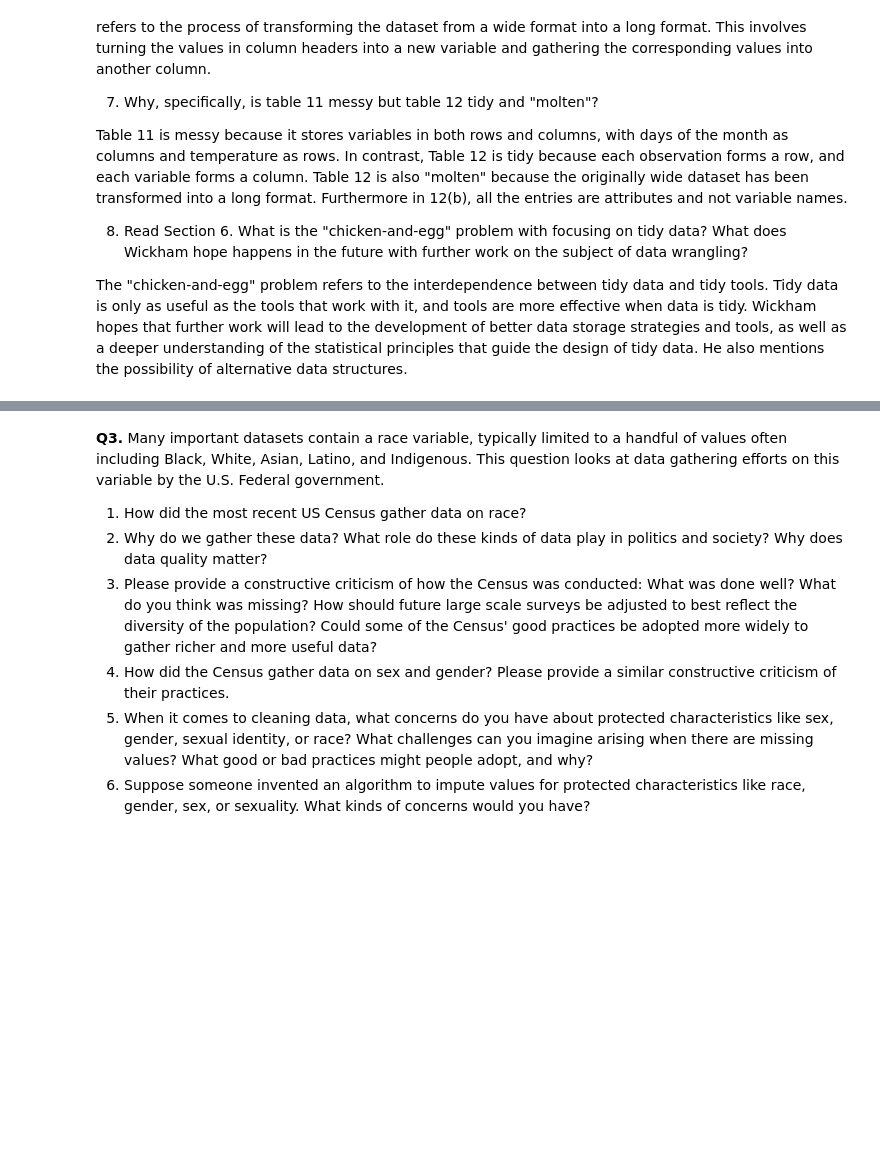
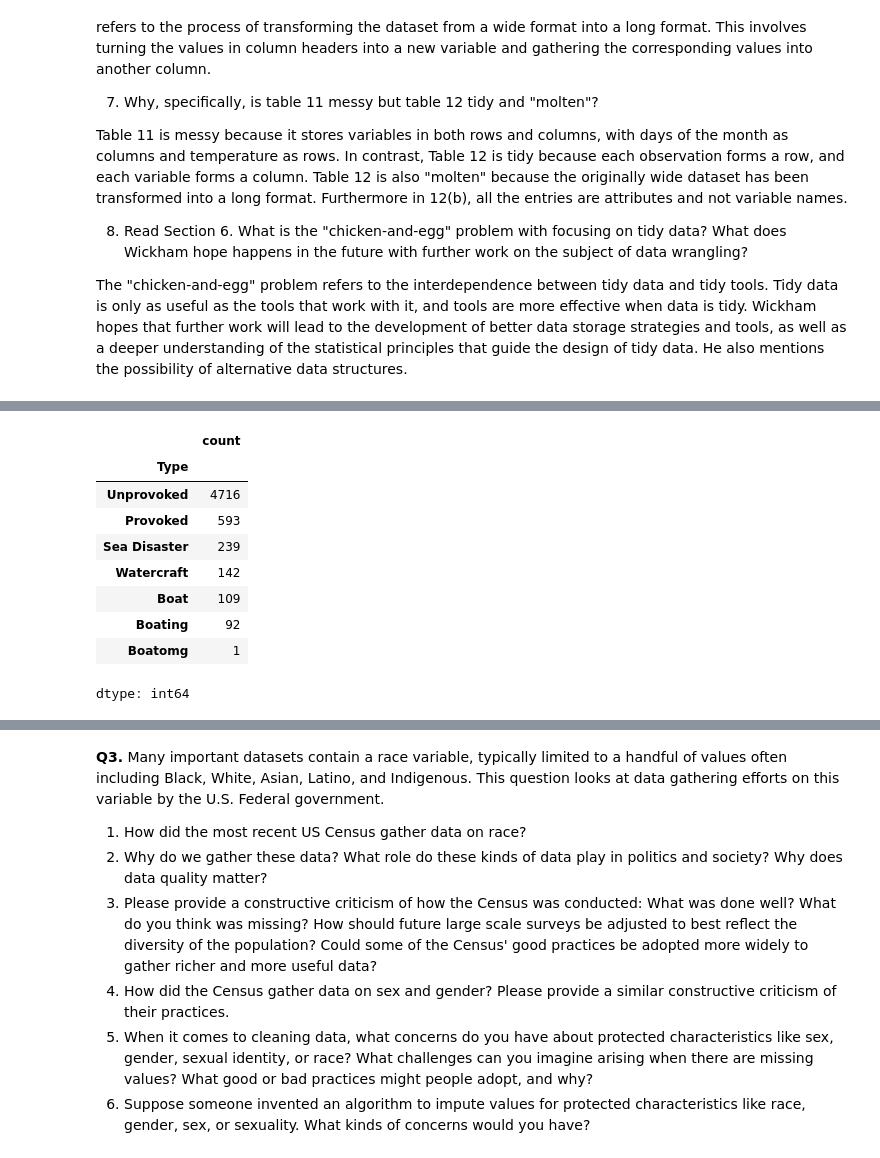
Before and after one commit to JinMizar/wrangling, a Jupyter notebook: assignment.ipynb, the cells around one changed output, grey strips where cells are left out. Drawn from its saved outputs; the diff is of its cells as text; code cells hidden in the pictures; blank space fills up the shorter version.

```diff
--- a/assignment.ipynb
+++ b/assignment.ipynb
@@ -56,0 +138,4 @@ Resolving deltas: 100% (41/41), done.
+# %%
+var = 'Type'
+print(df[var].unique(),'\n') # Provides a list of the unique values
+print(df[var].value_counts(), '\n') # Tabulates the number of times each unique value occurs
@@ -56,0 +161,14 @@ Resolving deltas: 100% (41/41), done.
+# %%
+df[var] = df[var].replace(['Invalid', 'Questionable', 'Unconfirmed', 'Unverified', 'Under investigation'], np.nan) # Replace ambiguous categories with nan
+df[var].value_counts()
+# %% [output]
+|  | count |
+| Type |  |
+| Unprovoked | 4716 |
+| Provoked | 593 |
+| Sea Disaster | 239 |
+| Watercraft | 142 |
+| Boat | 109 |
+| Boating | 92 |
+| Boatomg | 1 |
+dtype: int64
```
Also changed, not shown: parts of 9 cells of this notebook.
